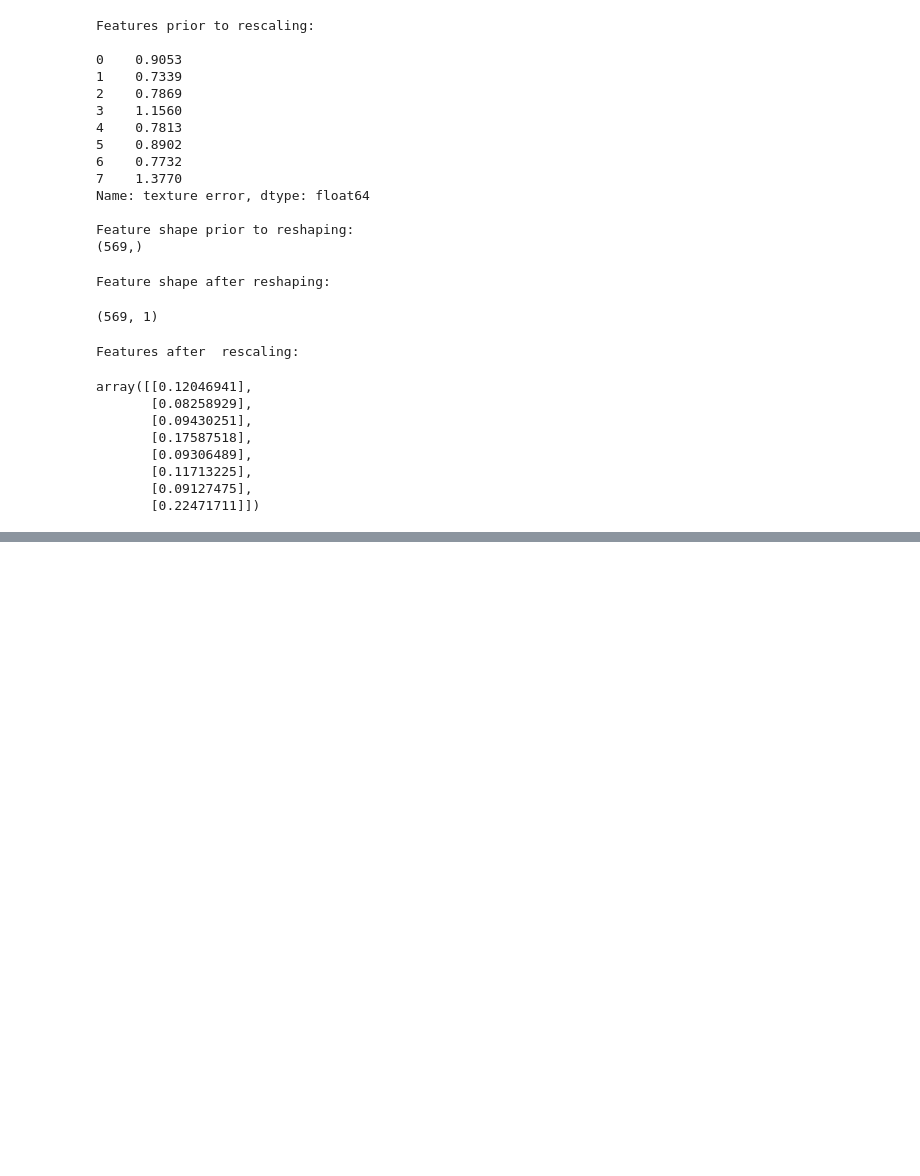
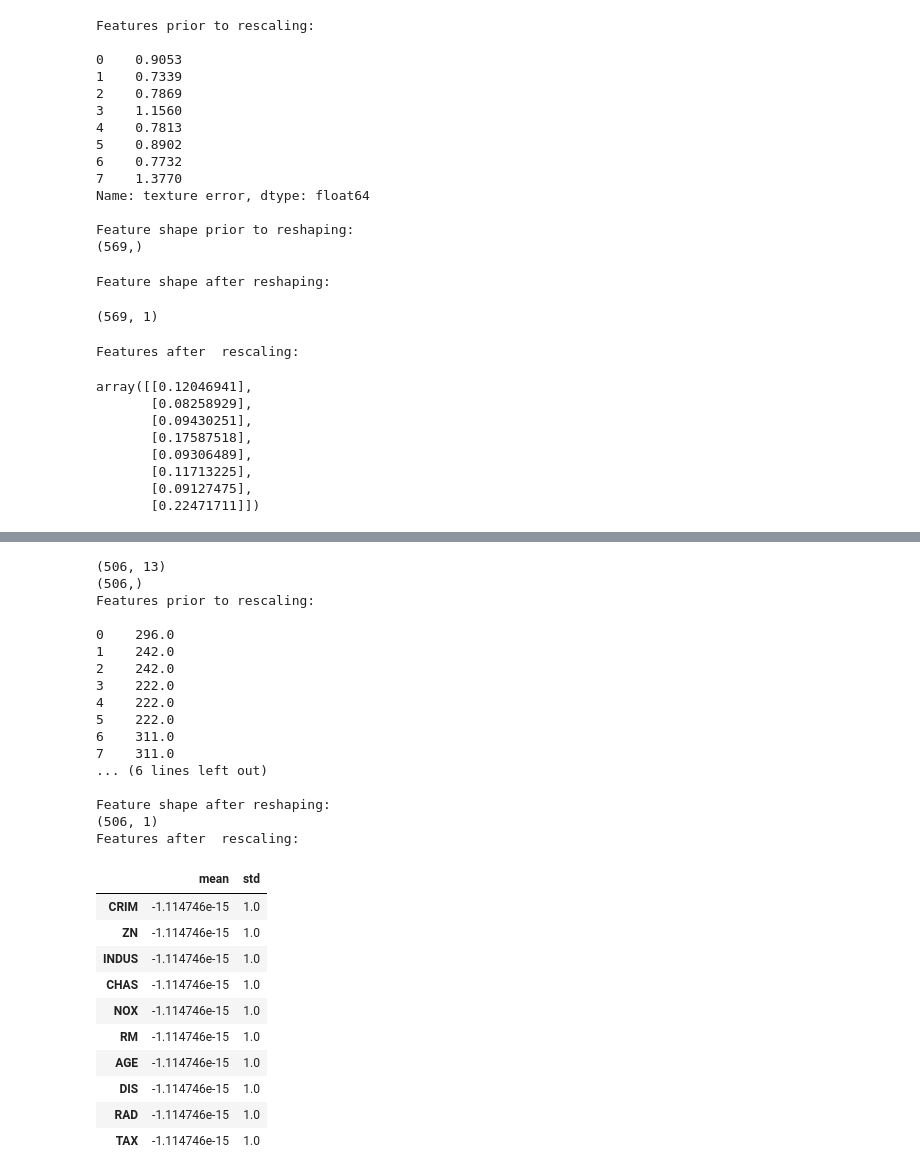
Before and after one commit to anjali88/Basic-ML-, a Jupyter notebook: Pushpanjali_Banik_Scikit_learn.ipynb, the cells around one changed output, grey strips where cells are left out. Drawn from its saved outputs; the diff is of its cells as text; code cells hidden in the pictures; blank space fills up the shorter version.

```diff
--- a/Pushpanjali_Banik_Scikit_learn.ipynb
+++ b/Pushpanjali_Banik_Scikit_learn.ipynb
@@ -93,0 +182,74 @@ array([[0.12046941],
+# %%
+Class1 = load_boston()
+Class1_X = pd.DataFrame(Class1.data, columns = Class1.feature_names) #features
+Class1_y = Class1.target # labels
+print(Class1_X.shape)
+print(Class1_y.shape) #  check if data loaded successfully
+
+# FEATURE RESCALING
+from sklearn.preprocessing import MinMaxScaler # import required library
+#create feature - use one feature but may pass all the features to rescaler
+F1 = Class1_X['TAX']
+
+#print feature prior to rescaling
+print("Features prior to rescaling:\n")
+print(F1[0:10])
+
+#print the shape
+print("\nFeature shape prior to reshaping:")
+print(F1.shape)
+#Reshape the data into 2D tuple for the function
+F1 = F1.values.reshape(-1,1)
+print("\nFeature shape after reshaping: ")
+print(F1.shape)
+F1[0:10]
+
+# instantiate the scaler and pass the feature range
+minmax_scale = MinMaxScaler(feature_range=(0, 1))
+#Scale the feature - note the fit transform function, in the next example we will separate these steps
+scaled_F1 = minmax_scale.fit_transform(F1)
+#view feautures we have rescaled
+print("Features after  rescaling:\n")
+scaled_F1[0:10]
+
+#STANDARDISING - using Standardscaler
+#standardise the features to be normally distributed. with a mean of 0 and std. deviation of 1
+from sklearn.preprocessing import StandardScaler # import appropriate library
+mean_std = pd.DataFrame(data={'mean':Class1_X.mean(), 'std':Class1_X.std()}) # transform all the features in the dataset
+mean_std[0:10] # call the dataframe
+print()
+scaler = StandardScaler() #create the standard scaler
+scaler.fit(Class1_X) #fit the scaler - this calculates the min and max values of the dates
+standardized1 = scaler.transform(Class1_X) # transform the data using the fitted scaler - this applies the transform using the fit
+standardized1[0:8]# this shows the features transformed - note that this returns an array not a dataframe
+mean_std_transformed = pd.DataFrame(data={'mean':standardized1.mean(), 'std':standardized1.std()}, index=Class1_X.columns) #have another look at the transformed data
+mean_std_transformed[0:10] # call the dataframe
+# %% [output]
+(506, 13)
+(506,)
+Features prior to rescaling:
+
+0    296.0
+1    242.0
+2    242.0
+3    222.0
+4    222.0
+5    222.0
+6    311.0
+7    311.0
+... (6 lines left out)
+
+Feature shape after reshaping:
+(506, 1)
+Features after  rescaling:
+|  | mean | std |
+| CRIM | -1.114746e-15 | 1.0 |
+| ZN | -1.114746e-15 | 1.0 |
+| INDUS | -1.114746e-15 | 1.0 |
+| CHAS | -1.114746e-15 | 1.0 |
+| NOX | -1.114746e-15 | 1.0 |
+| RM | -1.114746e-15 | 1.0 |
+| AGE | -1.114746e-15 | 1.0 |
+| DIS | -1.114746e-15 | 1.0 |
+| RAD | -1.114746e-15 | 1.0 |
+| TAX | -1.114746e-15 | 1.0 |
```
Also changed, not shown: parts of 16 cells of this notebook.
